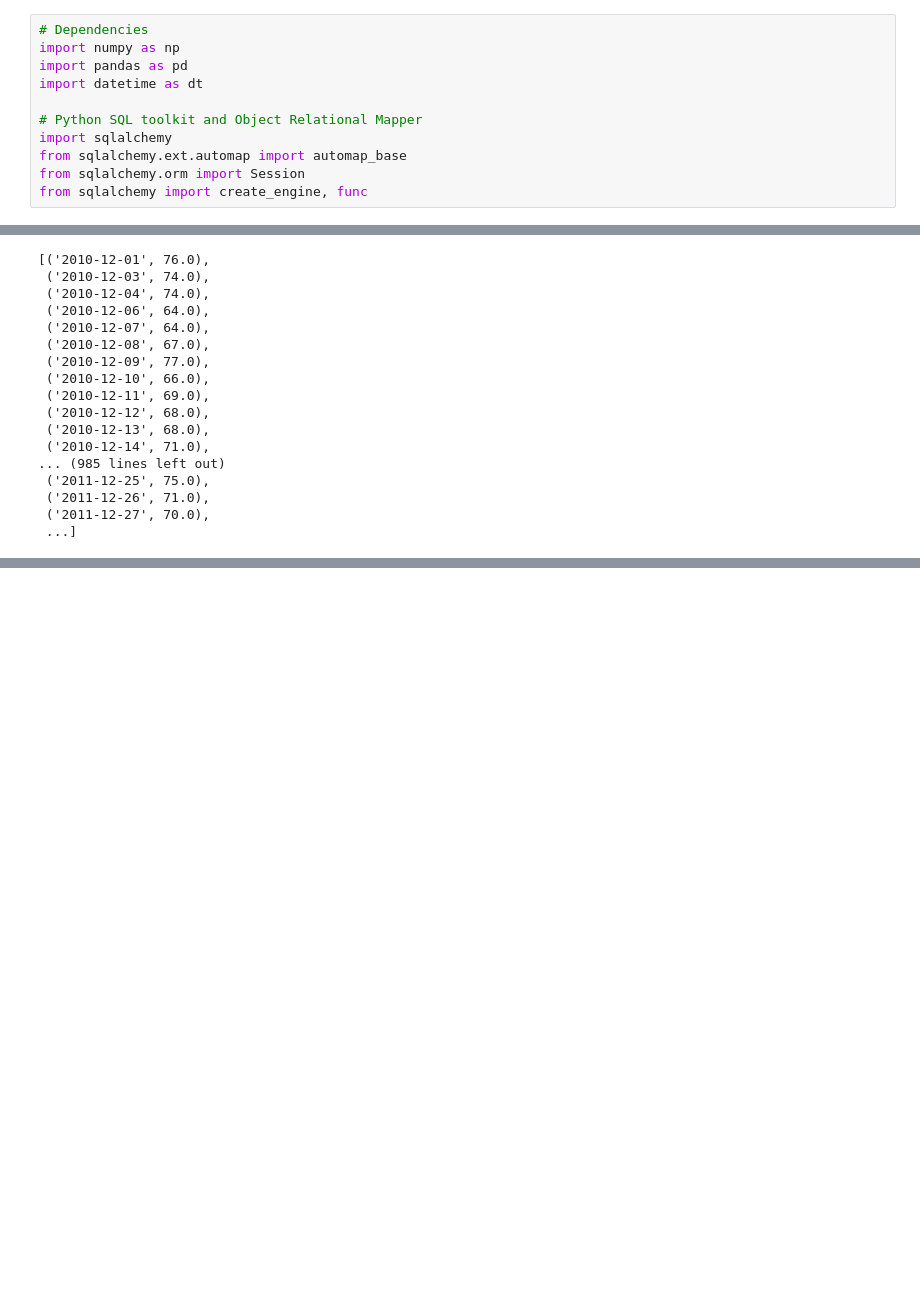
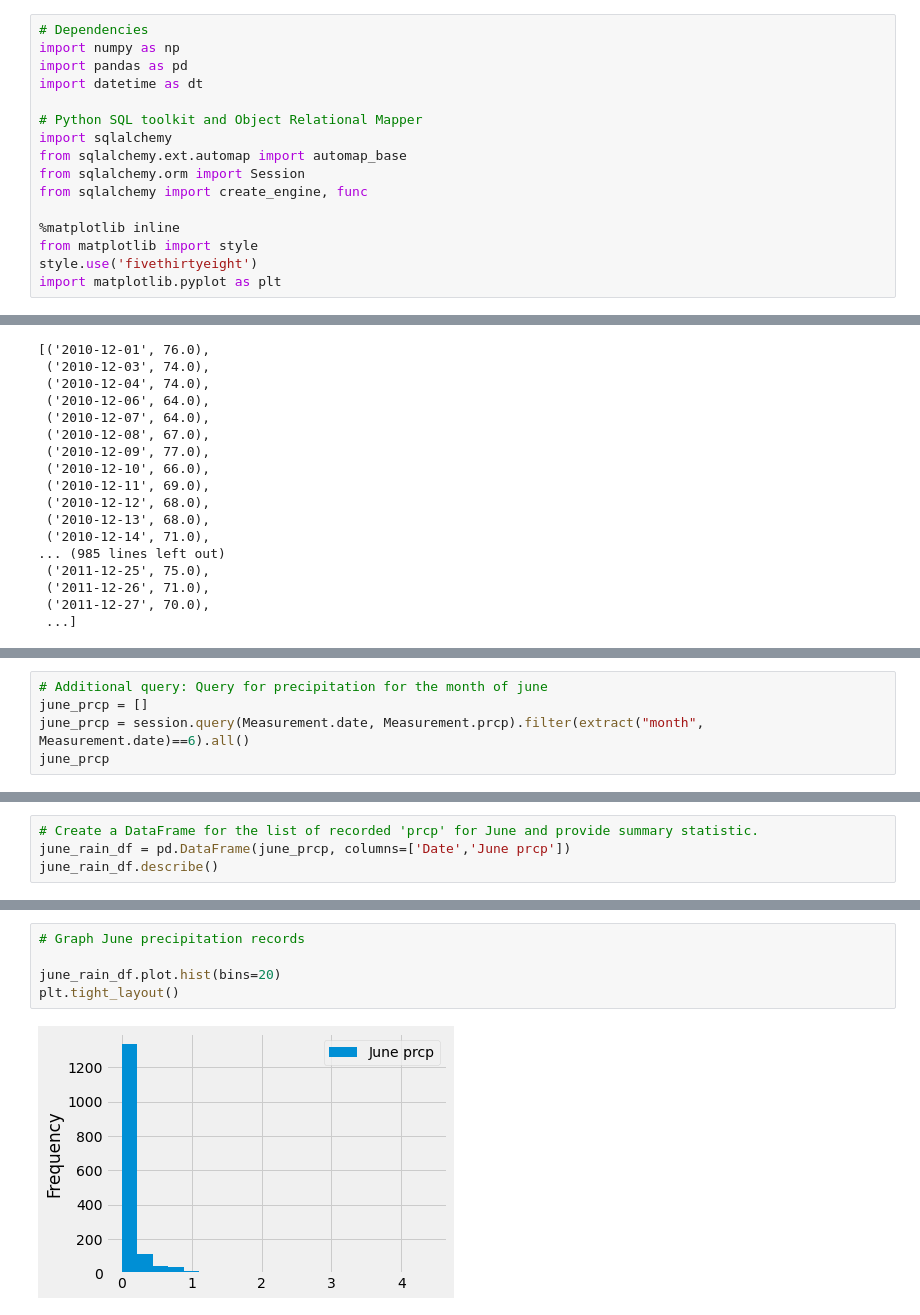
Before and after one commit to Tracari/surfs_up, a Jupyter notebook: SurfsUp_Challenge.ipynb, the cells around one changed output, grey strips where cells are left out. Cells and saved outputs as stored; diff of their text form; blank space fills up the shorter version.

```diff
--- a/SurfsUp_Challenge.ipynb
+++ b/SurfsUp_Challenge.ipynb
@@ -9,6 +9,11 @@ import sqlalchemy
 from sqlalchemy.ext.automap import automap_base
 from sqlalchemy.orm import Session
 from sqlalchemy import create_engine, func
+
+%matplotlib inline
+from matplotlib import style
+style.use('fivethirtyeight')
+import matplotlib.pyplot as plt
 # %%
 engine = create_engine("sqlite:///hawaii.sqlite")
 
@@ -150,3 +153,8 @@ dec_df.describe()
 | 50% | 71.000000 |
 | 75% | 74.000000 |
 | max | 83.000000 |
+# %%
+# Additional query: Query for precipitation for the month of june
+june_prcp = []
+june_prcp = session.query(Measurement.date, Measurement.prcp).filter(extract("month", Measurement.date)==6).all()
+june_prcp
@@ -152,0 +179,4 @@ dec_df.describe()
+# %%
+# Create a DataFrame for the list of recorded 'prcp' for June and provide summary statistic.
+june_rain_df = pd.DataFrame(june_prcp, columns=['Date','June prcp'])
+june_rain_df.describe()
@@ -152,0 +230,7 @@ dec_df.describe()
+# %%
+# Graph June precipitation records
+
+june_rain_df.plot.hist(bins=20)
+plt.tight_layout()
+# %% [output]
+[figure, added]
```
Also changed, not shown: parts of 14 cells of this notebook.
